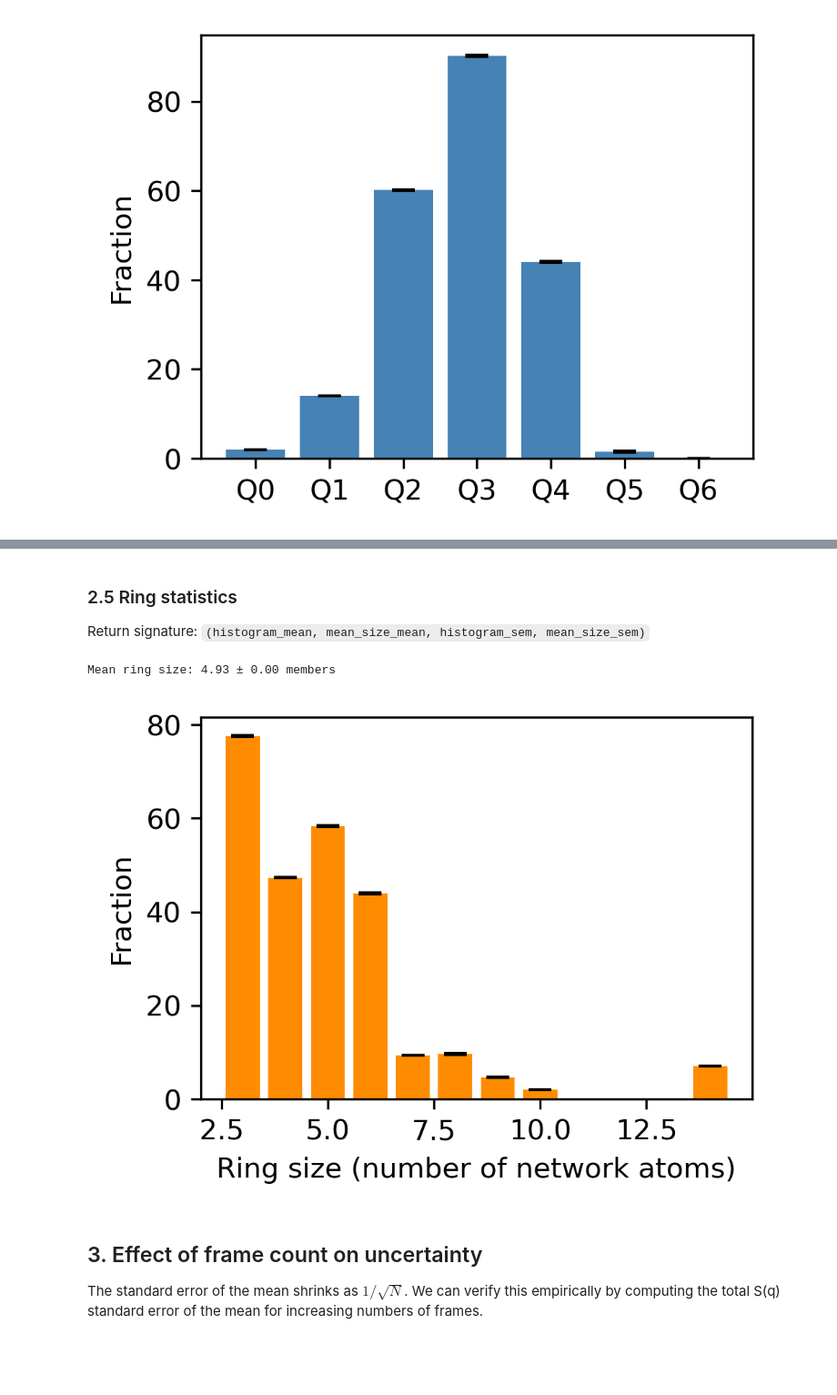
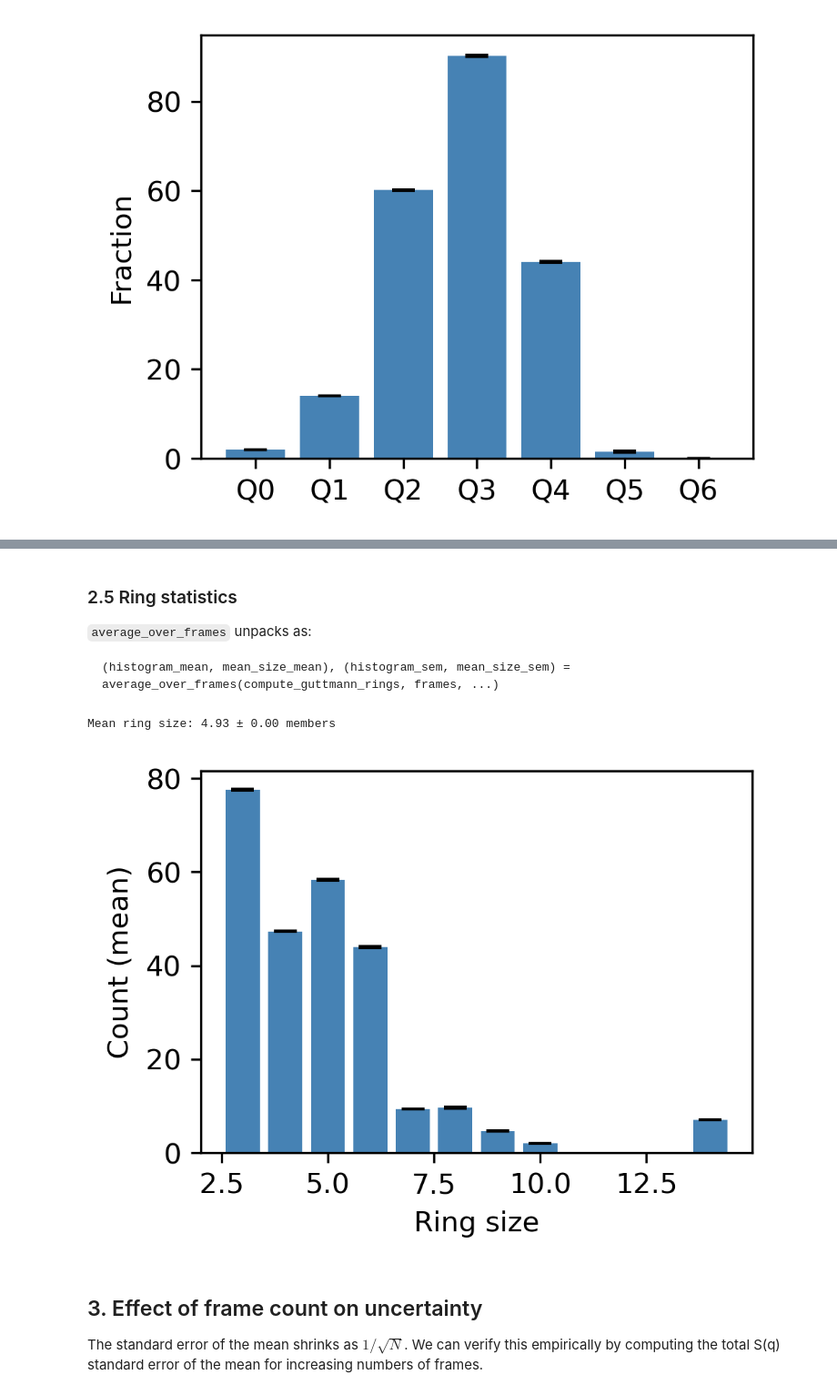
Before and after one commit to glasagent/amorphouspy, a Jupyter notebook: notebooks/TrajectoryAveragingTutorial.ipynb, the cells around one changed output, grey strips where cells are left out. Shown at 91% size. Drawn from its saved outputs; the diff is of its cells as text; code cells hidden in the pictures; blank space fills up the shorter version.

````diff
--- a/notebooks/TrajectoryAveragingTutorial.ipynb
+++ b/notebooks/TrajectoryAveragingTutorial.ipynb
@@ -189,33 +200,36 @@ plt.show()
 # %% [markdown]
 ### 2.5 Ring statistics
 
-Return signature: `(histogram_mean, mean_size_mean, histogram_sem, mean_size_sem)`
+`average_over_frames` unpacks as:
+```
+(histogram_mean, mean_size_mean), (histogram_sem, mean_size_sem) = average_over_frames(compute_guttmann_rings, frames, ...)
+```
 # %%
 bond_lengths = am.generate_bond_length_dict(
     frames[0], specific_cutoffs={("Si", "O"): 2.0, ("B", "O"): 1.8}, default_cutoff=0.0
 )
 
-histogram_mean, mean_size_mean, histogram_sem, mean_size_sem = am.compute_guttmann_rings(
+(histogram_mean, mean_size_mean), (histogram_sem, mean_size_sem) = average_over_frames(
+    am.compute_guttmann_rings,
     frames,
     bond_lengths=bond_lengths,
-    frame_averaging=True,
 )
 
 print(f"Mean ring size: {mean_size_mean:.2f} ± {mean_size_sem:.2f} members")
 
 ring_sizes = sorted(histogram_mean.keys())
 h_mean = [histogram_mean[s] for s in ring_sizes]
 h_sem = [histogram_sem.get(s, 0.0) for s in ring_sizes]
 
 fig, ax = plt.subplots(figsize=(3.5, 3.5 / 1.333), dpi=300)
-ax.bar(ring_sizes, h_mean, yerr=h_sem, capsize=4, color="darkorange")
-ax.set_xlabel("Ring size (number of network atoms)")
-ax.set_ylabel("Fraction")
+ax.bar(ring_sizes, h_mean, yerr=h_sem, capsize=4, color="steelblue")
+ax.set_xlabel("Ring size")
+ax.set_ylabel("Count (mean)")
 plt.tight_layout()
 plt.show()
 # %% [output]
 Mean ring size: 4.93 ± 0.00 members
-[figure, old version]
+[figure, new version]
 # %% [markdown]
 ## 3. Effect of frame count on uncertainty
 
````
Also changed, not shown: parts of 11 cells of this notebook, 18 other files.
